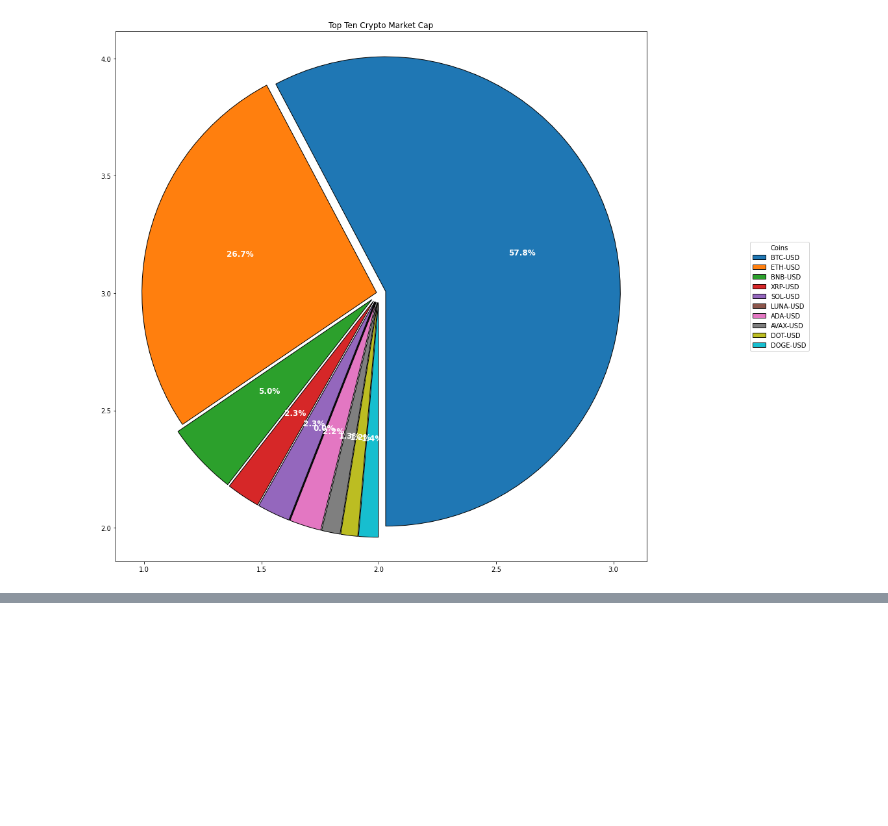
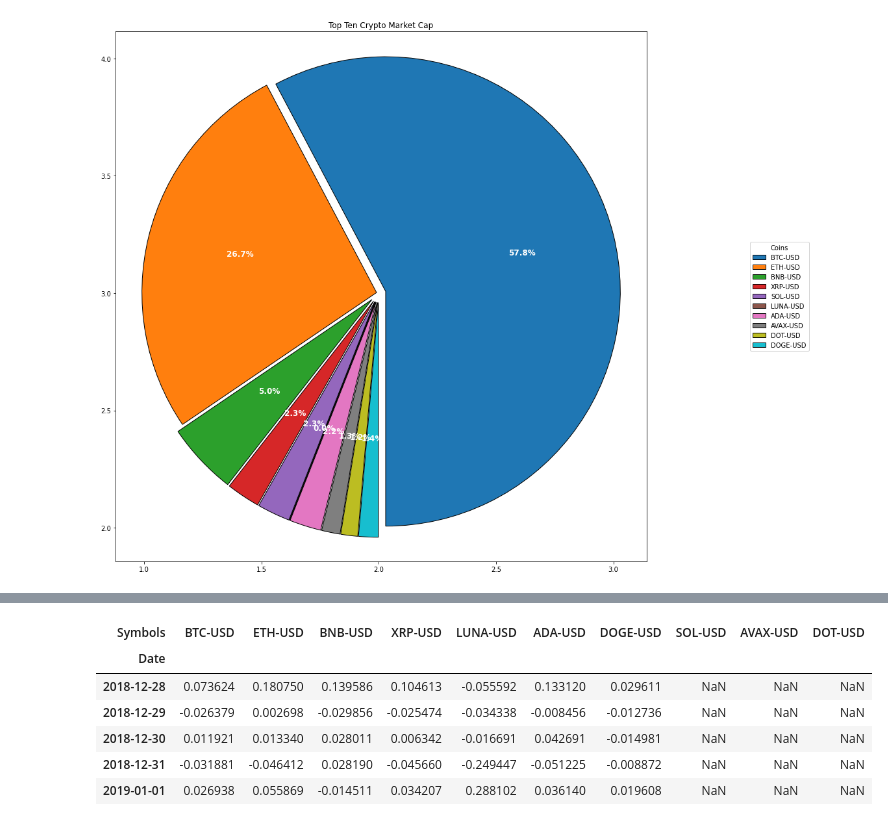
Before and after one commit to doble196/CRYVESTO, a Jupyter notebook: cryvesto_api.ipynb, the cells around one changed output, grey strips where cells are left out. Drawn from its saved outputs; the diff is of its cells as text; code cells hidden in the pictures; blank space fills up the shorter version.

```diff
--- a/cryvesto_api.ipynb
+++ b/cryvesto_api.ipynb
@@ -102,0 +125,15 @@ plt.show()
+# %%
+start = dt.datetime(2016, 1, 1)
+end = dt.datetime(2018, 12, 31)
+
+x = pdr.get_data_yahoo(tickers, start, end)
+daily_returns_2016_2019 = x['Close'].pct_change()
+daily_returns_2016_2019.tail()
+# %% [output]
+| Symbols | BTC-USD | ETH-USD | BNB-USD | XRP-USD | LUNA-USD | ADA-USD | DOGE-USD | SOL-USD | AVAX-USD | DOT-USD |
+| Date |  |  |  |  |  |  |  |  |  |  |
+| 2018-12-28 | 0.073624 | 0.180750 | 0.139586 | 0.104613 | -0.055592 | 0.133120 | 0.029611 | NaN | NaN | NaN |
+| 2018-12-29 | -0.026379 | 0.002698 | -0.029856 | -0.025474 | -0.034338 | -0.008456 | -0.012736 | NaN | NaN | NaN |
+| 2018-12-30 | 0.011921 | 0.013340 | 0.028011 | 0.006342 | -0.016691 | 0.042691 | -0.014981 | NaN | NaN | NaN |
+| 2018-12-31 | -0.031881 | -0.046412 | 0.028190 | -0.045660 | -0.249447 | -0.051225 | -0.008872 | NaN | NaN | NaN |
+| 2019-01-01 | 0.026938 | 0.055869 | -0.014511 | 0.034207 | 0.288102 | 0.036140 | 0.019608 | NaN | NaN | NaN |
```
Also changed, not shown: parts of 16 cells of this notebook.
